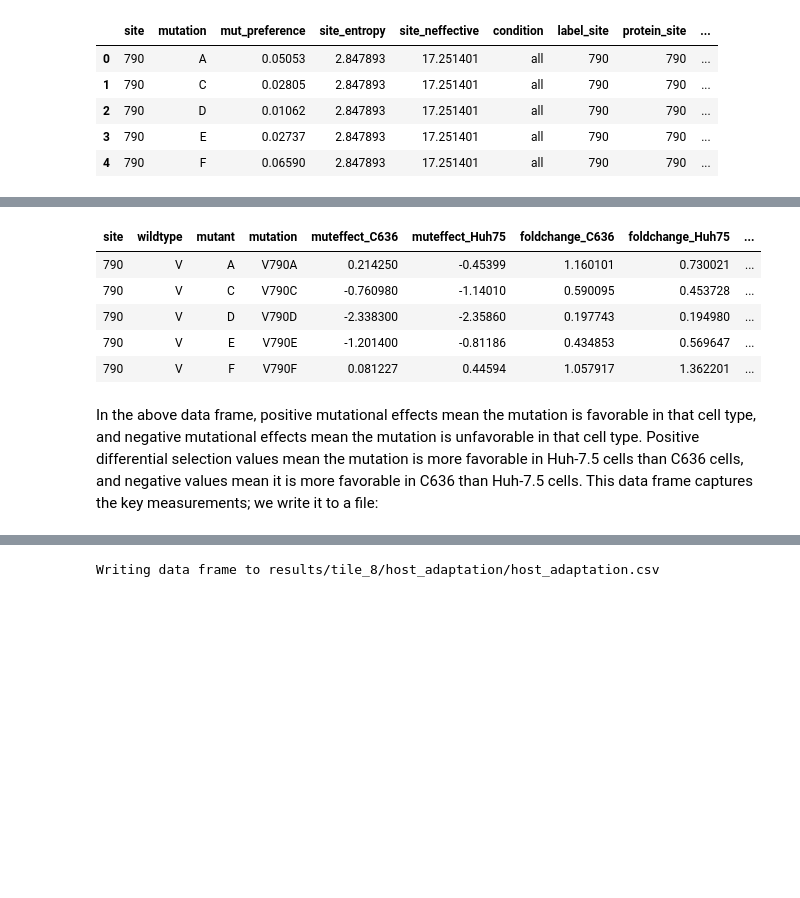
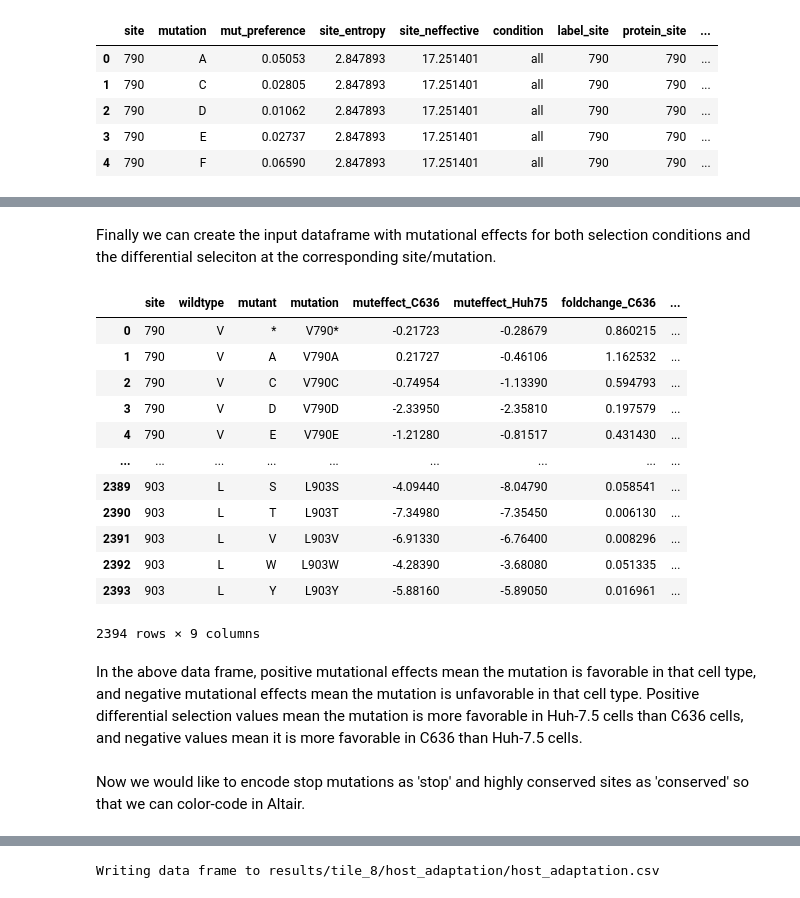
Before and after one commit to jbloomlab/ZIKV_DMS_NS5_EvansLab, a Jupyter notebook: results/notebooks/dms_tile_8_analysis.ipynb, the cells around one changed output, grey strips where cells are left out. Saved outputs shown, nothing was run; the diff lists cells and outputs as text; code cells hidden in the pictures; blank space fills up the shorter version.

```diff
--- a/results/notebooks/dms_tile_8_analysis.ipynb
+++ b/results/notebooks/dms_tile_8_analysis.ipynb
@@ -591,0 +704,11 @@ First, we need to calculate the average effects (across replicates) of each muta
+# %%
+# calculate mutational effects
+muteffects_with_stop_files = {}
+for selection, prefs_csv in prefs_with_stop_files.items():
+    muteffects = dms_tools2.prefs.prefsToMutFromWtEffects(
+                    prefs=pd.read_csv(prefs_csv),
+                    charlist=aas_with_stop,
+                    wts=wt_aas_with_stop)
+    muteffects_with_stop_files[selection] = os.path.join(muteffects_stop_dir, f"{selection}_muteffects.csv")
+    print(f"Writing mutational effects for {selection} to {muteffects_with_stop_files[selection]}")
+    muteffects.to_csv(muteffects_with_stop_files[selection], index=False, float_format='%.5g')
@@ -639,6 +804,7 @@ Writing new Huh-7.5-selected CSV to results/tile_8/muteffects/Huh-7.5_muteffects
 # %%
+# take the average muteffect across replicates
 muteffects_avg = (
-    selection_muteffects
+    selection_muteffects_w_stop
     .groupby(['selection', 'site', 'wildtype', 'mutant', 'mutation'])
     [['log2effect']]
     .aggregate('mean')
@@ -659,33 +827,61 @@ Then, combine data frames that have the effect of each mutation in the *Huh-7.5*
+# %%
+# make stop codons dataframe of NaN values
+stop_codons_df = (
+    median_diffsel
+    .assign(mutation=lambda x: x['wildtype'] + x['site']
+            .astype(str) + '*', stop_diffsel = 'NaN')
+    [['mutation', 'stop_diffsel']]
+    .rename(columns={'stop_diffsel': 'diffsel_Huh75_vs_C636'})
+    .drop_duplicates()
+    .reset_index(drop=True)
+    )
+
+# make a similarly neat version of diffsel dataset
+diffsel_neat = (
+    median_diffsel
+    .assign(mutation=lambda x: x['wildtype'] + x['site'].astype(str) + x['mutation'])
+    [['mutation', 'mutdiffsel']]
+    .rename(columns={'mutdiffsel': 'diffsel_Huh75_vs_C636'})
+    )
+
+# concat these dataframes so we have a single df with stop codons=NaN included
+diffsel_altair_input = pd.concat([stop_codons_df, diffsel_neat])
+# %% [markdown]
+Finally we can create the input dataframe with mutational effects for both selection conditions and the differential seleciton at the corresponding site/mutation.
 # %%
 hostadapt = (
  muteffects_avg
  .query('selection in ["C6-36", "Huh-7.5"]')
  [['site', 'wildtype', 'mutant', 'mutation', 'selection', 'log2effect']]
  .pivot_table(index=['site', 'wildtype', 'mutant', 'mutation'],
               columns='selection',
               values='log2effect')
  .reset_index()
  .rename_axis(columns=None)
  .rename(columns={'C6-36': 'muteffect_C636',
                   'Huh-7.5': 'muteffect_Huh75'})
  .assign(foldchange_C636=lambda x: 2**x['muteffect_C636'],
          foldchange_Huh75=lambda x: 2**x['muteffect_Huh75'])
- .merge(diffsel
-        .assign(mutation=lambda x: x['wildtype'] + x['site'].astype(str) + x['mutation'])
-        [['mutation', 'mutdiffsel']]
-        .rename(columns={'mutdiffsel': 'diffsel_Huh75_vs_C636'})
-        )
+ .merge(diffsel_altair_input, on = 'mutation')
  )
 
-display(HTML(hostadapt.head().to_html(index=False)))
+hostadapt
 # %% [output]
-| site | wildtype | mutant | mutation | muteffect_C636 | muteffect_Huh75 | foldchange_C636 | foldchange_Huh75 | ... |
-| 790 | V | A | V790A | 0.214250 | -0.45399 | 1.160101 | 0.730021 | ... |
-| 790 | V | C | V790C | -0.760980 | -1.14010 | 0.590095 | 0.453728 | ... |
-| 790 | V | D | V790D | -2.338300 | -2.35860 | 0.197743 | 0.194980 | ... |
-| 790 | V | E | V790E | -1.201400 | -0.81186 | 0.434853 | 0.569647 | ... |
-| 790 | V | F | V790F | 0.081227 | 0.44594 | 1.057917 | 1.362201 | ... |
+|  | site | wildtype | mutant | mutation | muteffect_C636 | muteffect_Huh75 | foldchange_C636 | ... |
+| 0 | 790 | V | * | V790* | -0.21723 | -0.28679 | 0.860215 | ... |
+| 1 | 790 | V | A | V790A | 0.21727 | -0.46106 | 1.162532 | ... |
+| 2 | 790 | V | C | V790C | -0.74954 | -1.13390 | 0.594793 | ... |
+| 3 | 790 | V | D | V790D | -2.33950 | -2.35810 | 0.197579 | ... |
+| 4 | 790 | V | E | V790E | -1.21280 | -0.81517 | 0.431430 | ... |
+| ... | ... | ... | ... | ... | ... | ... | ... | ... |
+| 2389 | 903 | L | S | L903S | -4.09440 | -8.04790 | 0.058541 | ... |
+| 2390 | 903 | L | T | L903T | -7.34980 | -7.35450 | 0.006130 | ... |
+| 2391 | 903 | L | V | L903V | -6.91330 | -6.76400 | 0.008296 | ... |
+| 2392 | 903 | L | W | L903W | -4.28390 | -3.68080 | 0.051335 | ... |
+| 2393 | 903 | L | Y | L903Y | -5.88160 | -5.89050 | 0.016961 | ... |
+2394 rows × 9 columns
 # %% [markdown]
 In the above data frame, positive mutational effects mean the mutation is favorable in that cell type, and negative mutational effects mean the mutation is unfavorable in that cell type.
 Positive differential selection values mean the mutation is more favorable in Huh-7.5 cells than C636 cells, and negative values mean it is more favorable in C636 than Huh-7.5 cells.
-This data frame captures the key measurements; we write it to a file:
+# %% [markdown]
+Now we would like to encode stop mutations as 'stop' and highly conserved sites as 'conserved' so that we can color-code in Altair.
```
Also changed, not shown: parts of 33 cells of this notebook.
